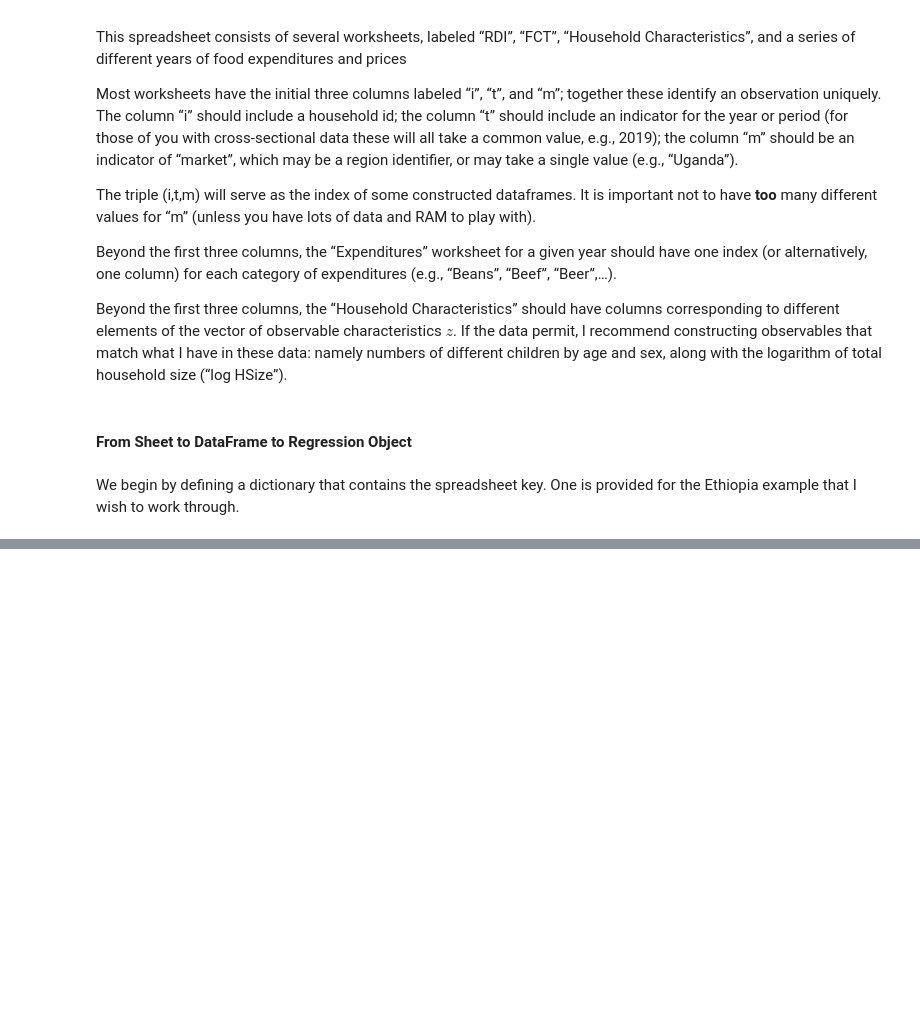
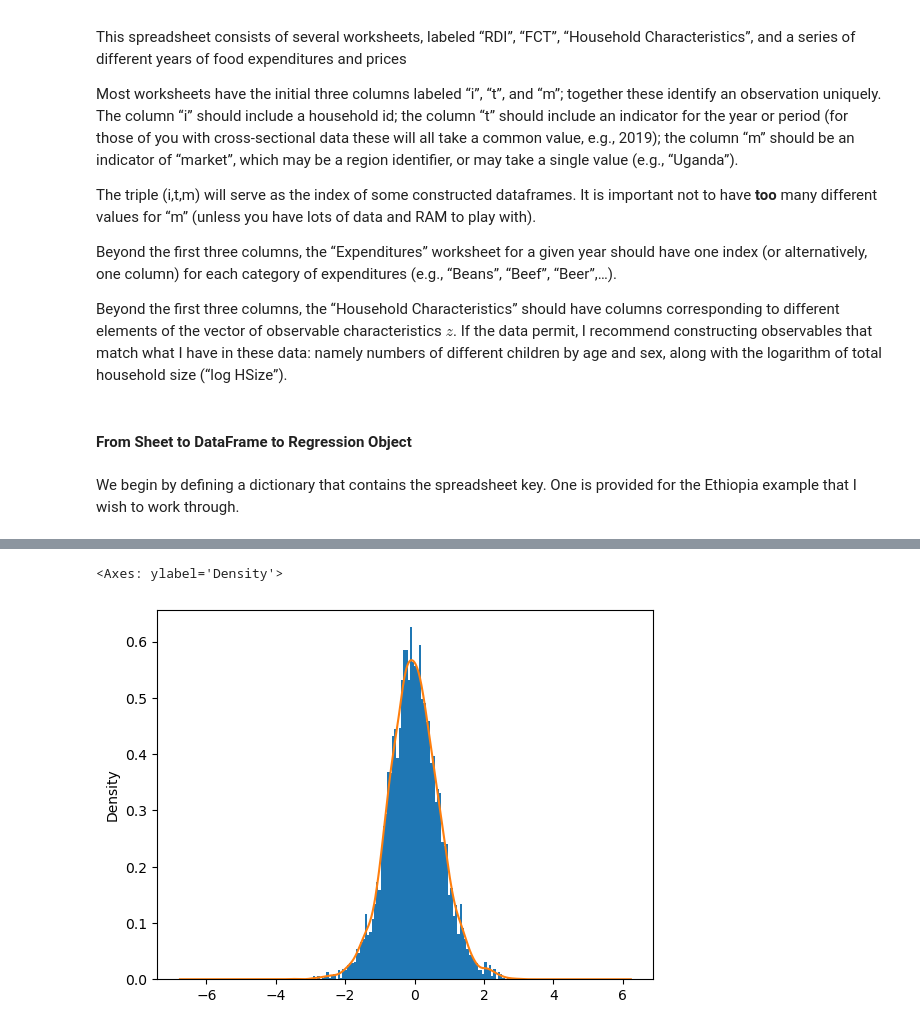
Before and after one commit to lauremariho/proj4_LutherBurbank, a Jupyter notebook: ethiopia_code.ipynb, the cells around one changed output, grey strips where cells are left out. Saved outputs shown, nothing was run; the diff lists cells and outputs as text; code cells hidden in the pictures; blank space fills up the shorter version.

```diff
--- a/ethiopia_code.ipynb
+++ b/ethiopia_code.ipynb
@@ -131,0 +200,6 @@ ModuleNotFoundError: No module named 'example_nutrition'
+# %%
+ar = result1.get_w().plot.hist(bins=100,density=True)
+result1.get_w().plot.kde(ax=ar)
+# %% [output]
+<Axes: ylabel='Density'>
+[figure, added]
```
Also changed, not shown: parts of 31 cells of this notebook.
